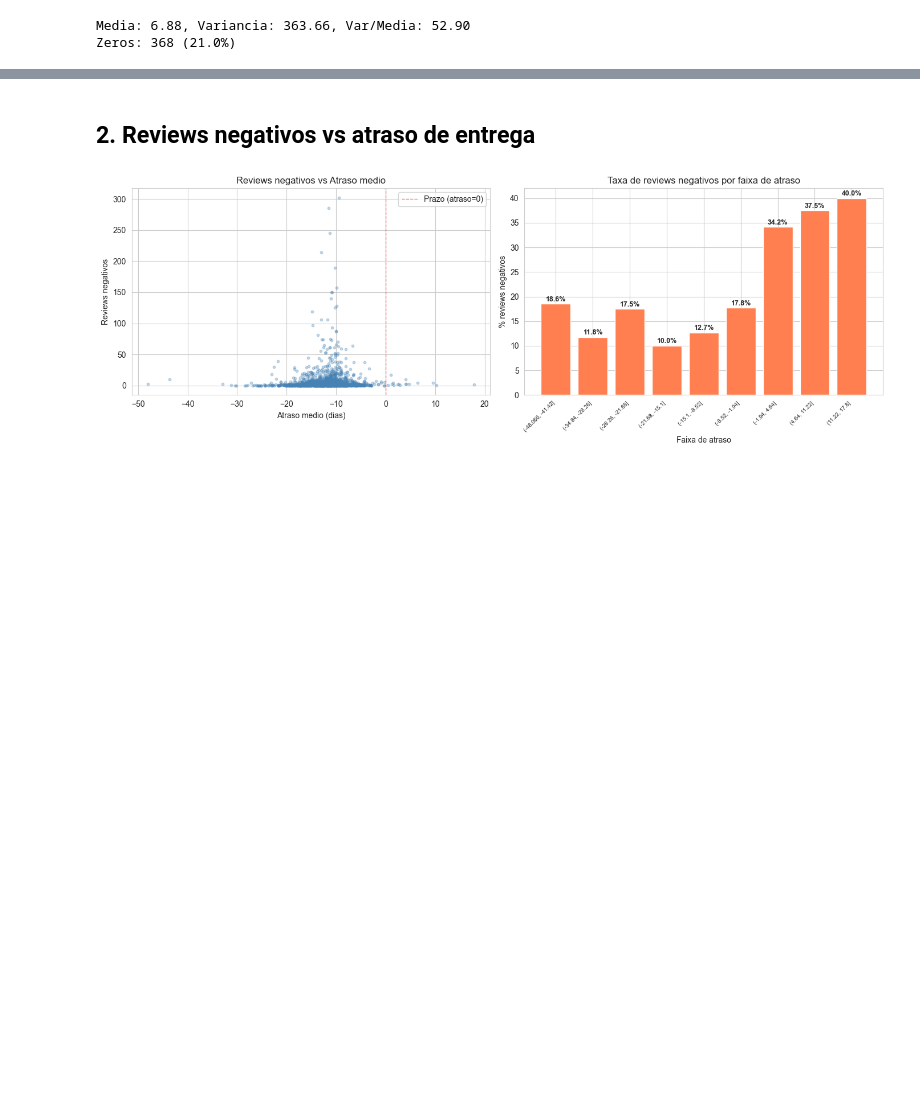
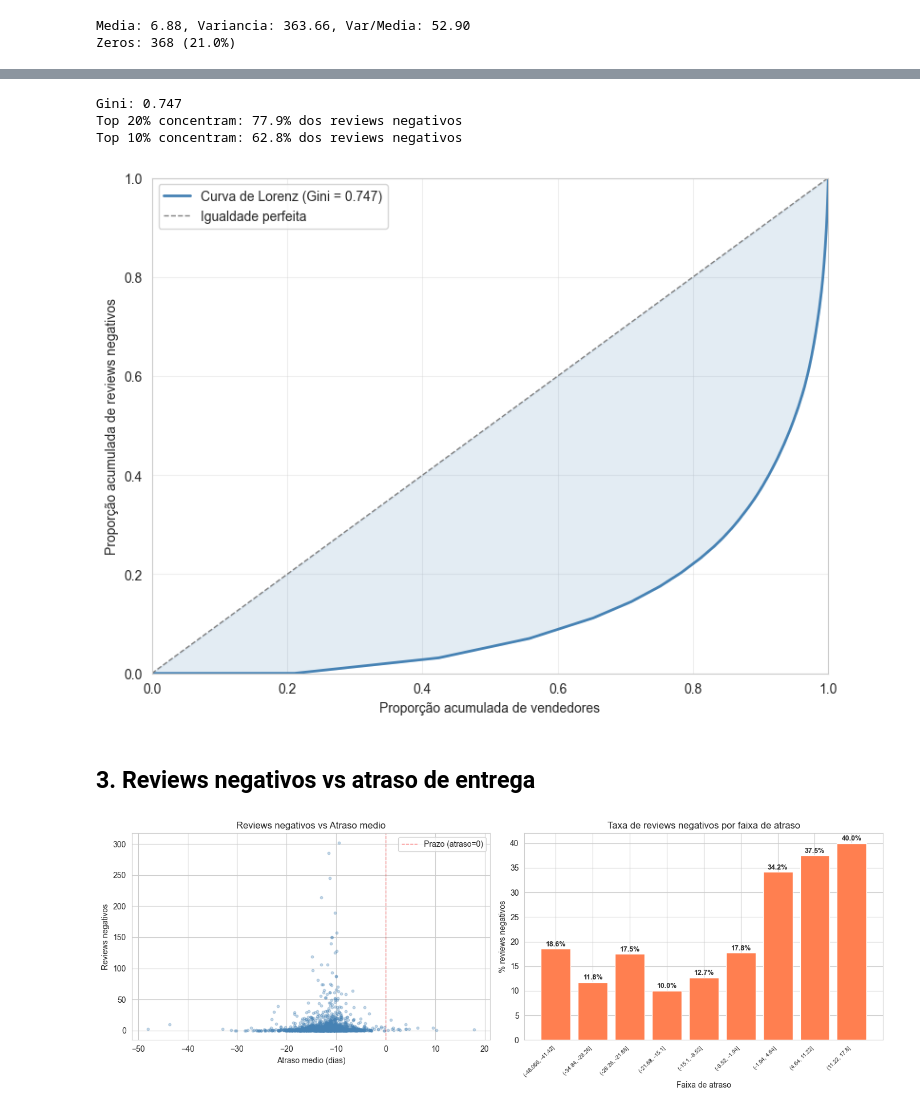
Before and after one commit to mayconaranha/TCC-Avaliacao, a Jupyter notebook: notebooks/02_eda.ipynb, the cells around one changed output, grey strips where cells are left out. Drawn from its saved outputs; the diff is of its cells as text; code cells hidden in the pictures; blank space fills up the shorter version.

Commit message:
Adiciona Lorenz no 02_eda e AME, calibracao e contrafactual no 04_interpretacao

```diff
--- a/notebooks/02_eda.ipynb
+++ b/notebooks/02_eda.ipynb
@@ -58,5 +62,35 @@ Zeros: 368 (21.0%)
+# %%
+y_arr = pd.to_numeric(df["n_negative"], errors="coerce").fillna(0).clip(lower=0).to_numpy()
+y_sorted = np.sort(y_arr)
+n = len(y_sorted)
+cum_share = np.cumsum(y_sorted) / y_sorted.sum()
+pop_share = np.arange(1, n + 1) / n
+
+gini = 1 - 2 * np.trapezoid(cum_share, pop_share)
+p80 = np.interp(0.8, pop_share, cum_share)
+p90 = np.interp(0.9, pop_share, cum_share)
+
+print(f"Gini: {gini:.3f}")
+print(f"Top 20% concentram: {(1 - p80) * 100:.1f}% dos reviews negativos")
+print(f"Top 10% concentram: {(1 - p90) * 100:.1f}% dos reviews negativos")
+
+fig, ax = plt.subplots(figsize=(8, 6))
+ax.plot(pop_share, cum_share, color="steelblue", linewidth=2, label=f"Curva de Lorenz (Gini = {gini:.3f})")
+ax.plot([0, 1], [0, 1], color="gray", linestyle="--", linewidth=1, label="Igualdade perfeita")
+ax.fill_between(pop_share, cum_share, pop_share, color="steelblue", alpha=0.15)
+ax.set_xlabel("Proporção acumulada de vendedores")
+ax.set_ylabel("Proporção acumulada de reviews negativos")
+ax.set_xlim(0, 1); ax.set_ylim(0, 1); ax.grid(True, alpha=0.3); ax.legend(loc="upper left")
+plt.tight_layout()
+plt.savefig("../outputs/fig_lorenz.png", dpi=120, bbox_inches="tight")
+plt.show()
+# %% [output]
+Gini: 0.747
+Top 20% concentram: 77.9% dos reviews negativos
+Top 10% concentram: 62.8% dos reviews negativos
+[figure, added]
 # %% [markdown]
-## 2. Reviews negativos vs atraso de entrega
+## 3. Reviews negativos vs atraso de entrega
 # %%
 fig, axes = plt.subplots(1, 2, figsize=(14, 5))
 
```
Also changed, not shown: parts of 6 cells of this notebook, 2 other files.
